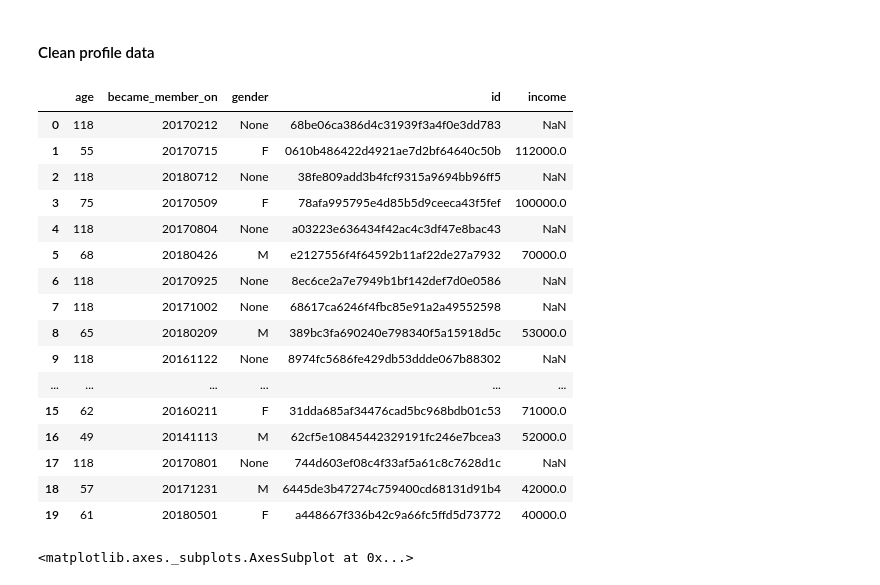
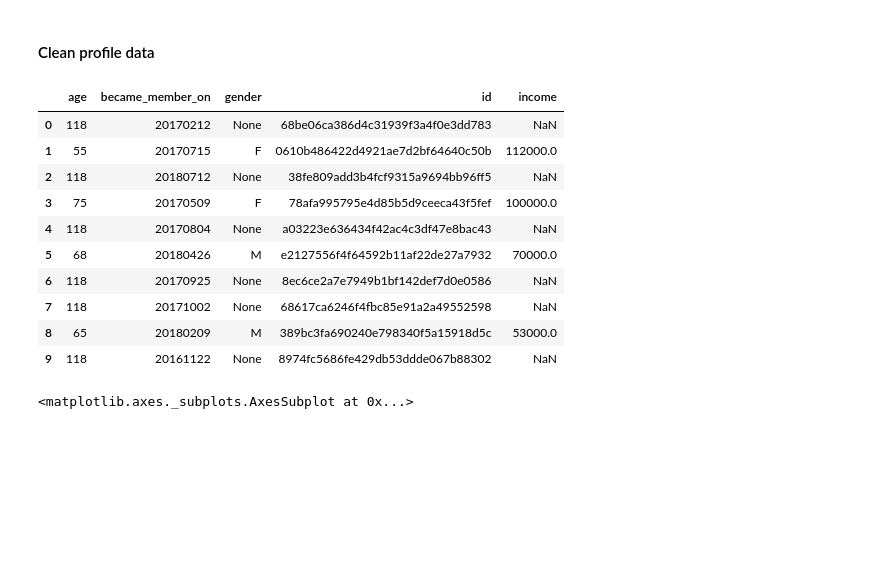
Before and after one commit to Arjunar92/Starbucks_Customer_Segmentation_Project, a Jupyter notebook: Starbucks_Capstone_notebook.ipynb, the cells around one changed output. Drawn from its saved outputs; the diff is of its cells as text; code cells hidden in the pictures; blank space fills up the shorter version.

```diff
--- a/Starbucks_Capstone_notebook.ipynb
+++ b/Starbucks_Capstone_notebook.ipynb
@@ -162,25 +162,19 @@ def clean_offertype(portfolio=portfolio):
 # %% [markdown]
 #### Clean profile data
 # %%
-profile.head(20)
+profile.head(10)
 # %% [output]
 |  | age | became_member_on | gender | id | income |
 | 0 | 118 | 20170212 | None | 68be06ca386d4c31939f3a4f0e3dd783 | NaN |
 | 1 | 55 | 20170715 | F | 0610b486422d4921ae7d2bf64640c50b | 112000.0 |
 | 2 | 118 | 20180712 | None | 38fe809add3b4fcf9315a9694bb96ff5 | NaN |
 | 3 | 75 | 20170509 | F | 78afa995795e4d85b5d9ceeca43f5fef | 100000.0 |
 | 4 | 118 | 20170804 | None | a03223e636434f42ac4c3df47e8bac43 | NaN |
 | 5 | 68 | 20180426 | M | e2127556f4f64592b11af22de27a7932 | 70000.0 |
 | 6 | 118 | 20170925 | None | 8ec6ce2a7e7949b1bf142def7d0e0586 | NaN |
 | 7 | 118 | 20171002 | None | 68617ca6246f4fbc85e91a2a49552598 | NaN |
 | 8 | 65 | 20180209 | M | 389bc3fa690240e798340f5a15918d5c | 53000.0 |
 | 9 | 118 | 20161122 | None | 8974fc5686fe429db53ddde067b88302 | NaN |
-| ... | ... | ... | ... | ... | ... |
-| 15 | 62 | 20160211 | F | 31dda685af34476cad5bc968bdb01c53 | 71000.0 |
-| 16 | 49 | 20141113 | M | 62cf5e10845442329191fc246e7bcea3 | 52000.0 |
-| 17 | 118 | 20170801 | None | 744d603ef08c4f33af5a61c8c7628d1c | NaN |
-| 18 | 57 | 20171231 | M | 6445de3b47274c759400cd68131d91b4 | 42000.0 |
-| 19 | 61 | 20180501 | F | a448667f336b42c9a66fc5ffd5d73772 | 40000.0 |
 # %%
 # Find and visualize Missing Data
 sns.heatmap(profile.isnull(), yticklabels = False, cbar = False, cmap="Blues")
```
Also changed, not shown: parts of 6 cells of this notebook.
